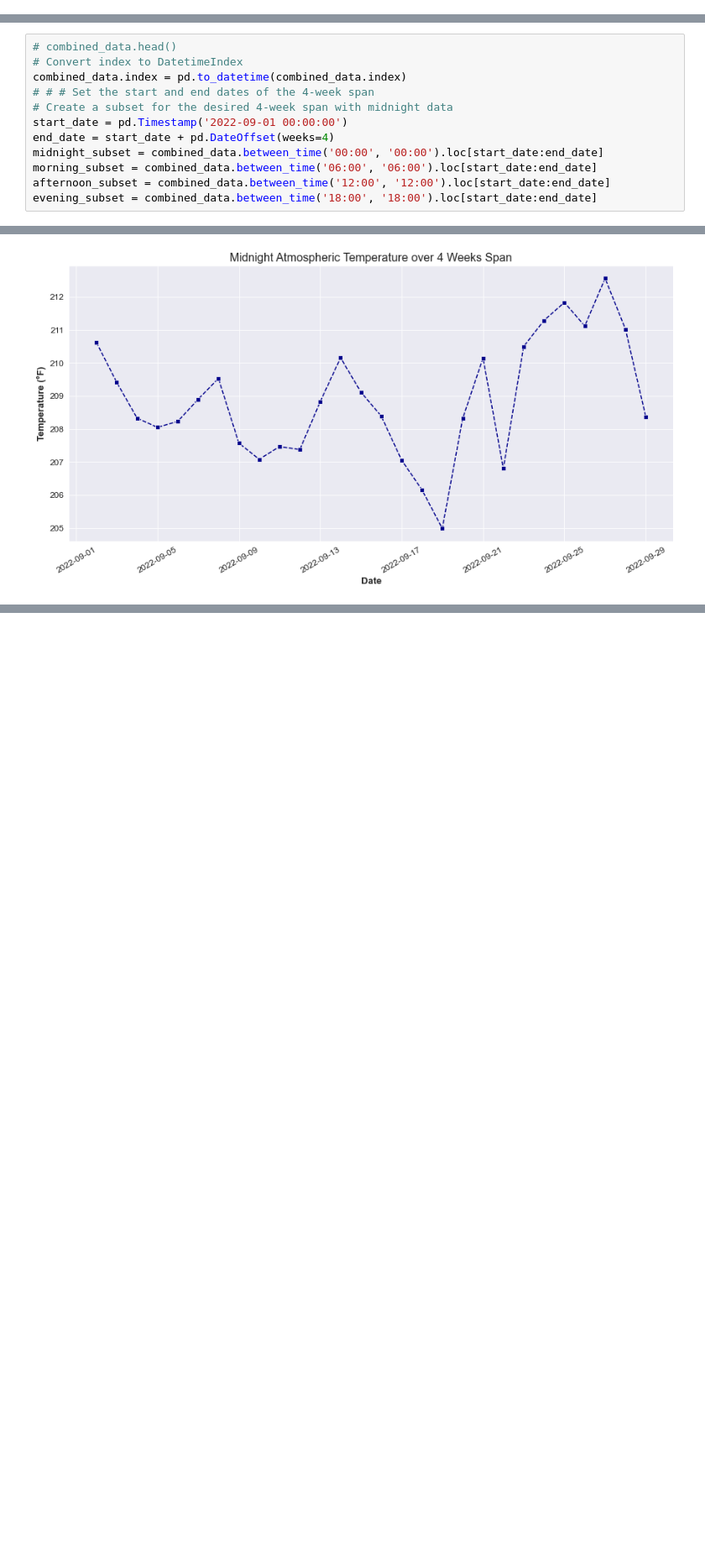
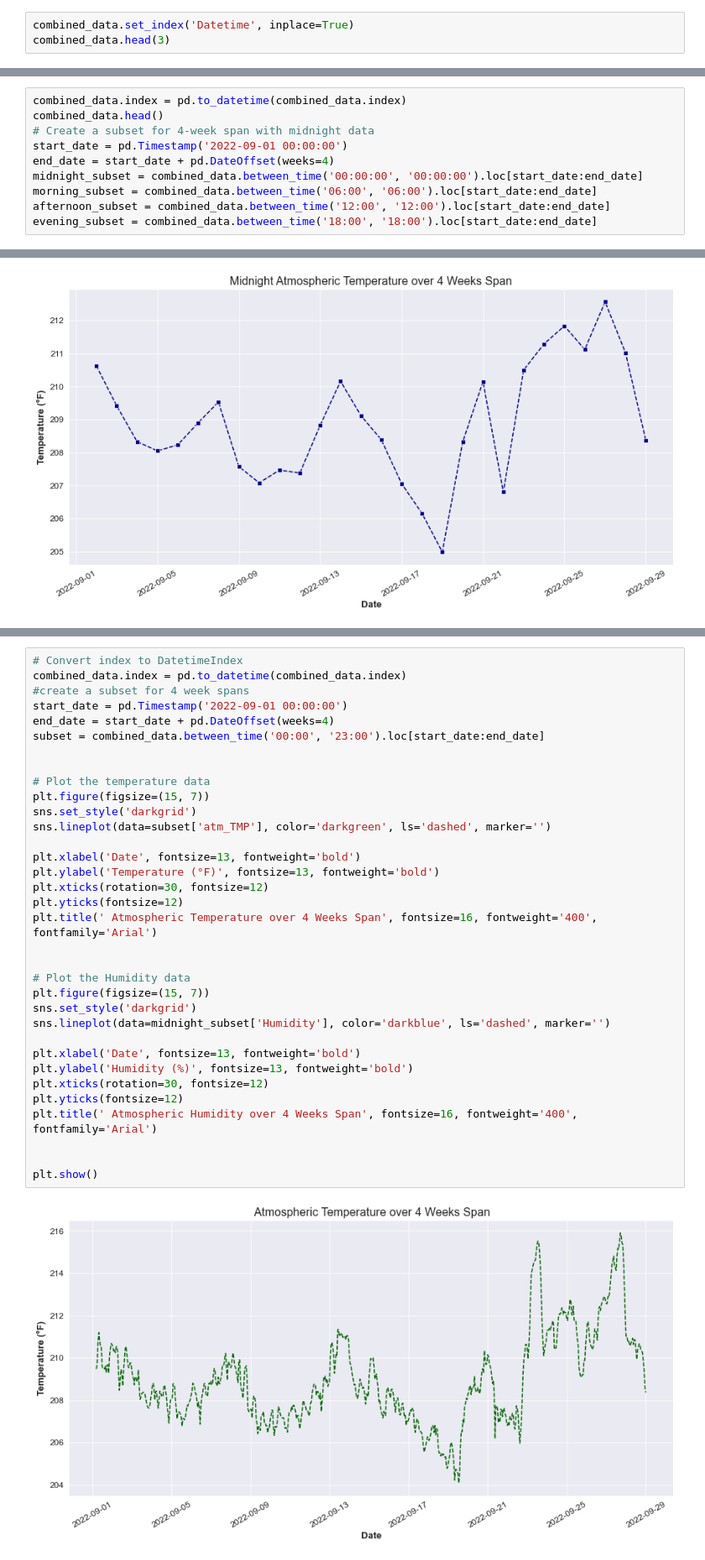
Before and after one commit to Fraolabebe/Team-SkySci-Analytics, a Jupyter notebook: Atmospheric Data Scraper/RAP Atmospheric Data Transformation.ipynb, the cells around one changed output, grey strips where cells are left out. Shown: that part at 84% size. Cells and saved outputs as stored; diff of their text form; blank space fills up the shorter version.

```diff
--- a/Atmospheric Data Scraper/RAP Atmospheric Data Transformation.ipynb
+++ b/Atmospheric Data Scraper/RAP Atmospheric Data Transformation.ipynb
@@ -319,0 +284,3 @@ combined_data.head()
+# %%
+combined_data.set_index('Datetime', inplace=True)
+combined_data.head(3)
@@ -320,12 +294,10 @@ combined_data.head()
 # %%
-# combined_data.head()
-# Convert index to DatetimeIndex
 combined_data.index = pd.to_datetime(combined_data.index)
-# # # Set the start and end dates of the 4-week span
-# Create a subset for the desired 4-week span with midnight data
+combined_data.head()
+# Create a subset for 4-week span with midnight data
 start_date = pd.Timestamp('2022-09-01 00:00:00')
 end_date = start_date + pd.DateOffset(weeks=4)
-midnight_subset = combined_data.between_time('00:00', '00:00').loc[start_date:end_date]
+midnight_subset = combined_data.between_time('00:00:00', '00:00:00').loc[start_date:end_date]
 morning_subset = combined_data.between_time('06:00', '06:00').loc[start_date:end_date]
 afternoon_subset = combined_data.between_time('12:00', '12:00').loc[start_date:end_date]
 evening_subset = combined_data.between_time('18:00', '18:00').loc[start_date:end_date]
@@ -384,0 +319,36 @@ plt.show()
+# %%
+# Convert index to DatetimeIndex
+combined_data.index = pd.to_datetime(combined_data.index)
+#create a subset for 4 week spans
+start_date = pd.Timestamp('2022-09-01 00:00:00')
+end_date = start_date + pd.DateOffset(weeks=4)
+subset = combined_data.between_time('00:00', '23:00').loc[start_date:end_date]
+
+
+# Plot the temperature data
+plt.figure(figsize=(15, 7))
+sns.set_style('darkgrid')
+sns.lineplot(data=subset['atm_TMP'], color='darkgreen', ls='dashed', marker='')
+
+plt.xlabel('Date', fontsize=13, fontweight='bold')
+plt.ylabel('Temperature (°F)', fontsize=13, fontweight='bold')
+plt.xticks(rotation=30, fontsize=12)
+plt.yticks(fontsize=12)
+plt.title(' Atmospheric Temperature over 4 Weeks Span', fontsize=16, fontweight='400', fontfamily='Arial')
+
+
+# Plot the Humidity data
+plt.figure(figsize=(15, 7))
+sns.set_style('darkgrid')
+sns.lineplot(data=midnight_subset['Humidity'], color='darkblue', ls='dashed', marker='')
+
+plt.xlabel('Date', fontsize=13, fontweight='bold')
+plt.ylabel('Humidity (%)', fontsize=13, fontweight='bold')
+plt.xticks(rotation=30, fontsize=12)
+plt.yticks(fontsize=12)
+plt.title(' Atmospheric Humidity over 4 Weeks Span', fontsize=16, fontweight='400', fontfamily='Arial')
+
+
+plt.show()
+# %% [output]
+[figure, added]
```
Also changed, not shown: parts of 27 cells of this notebook.
